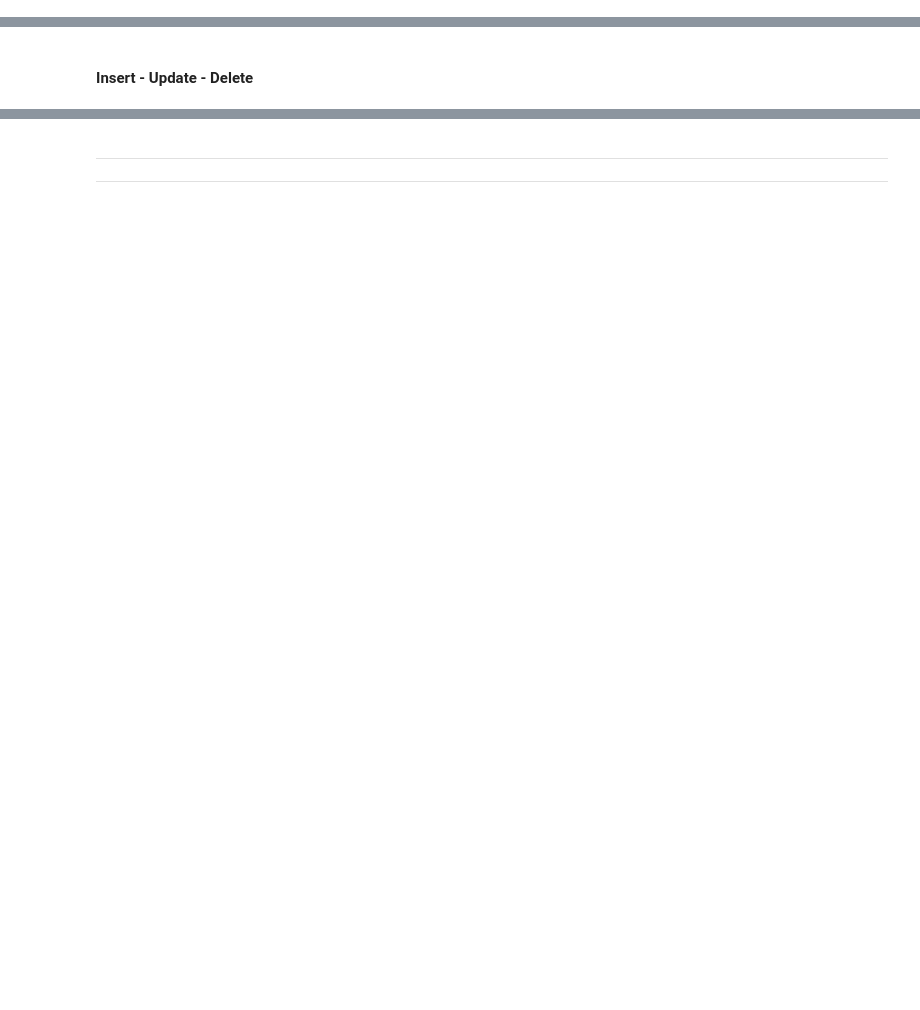
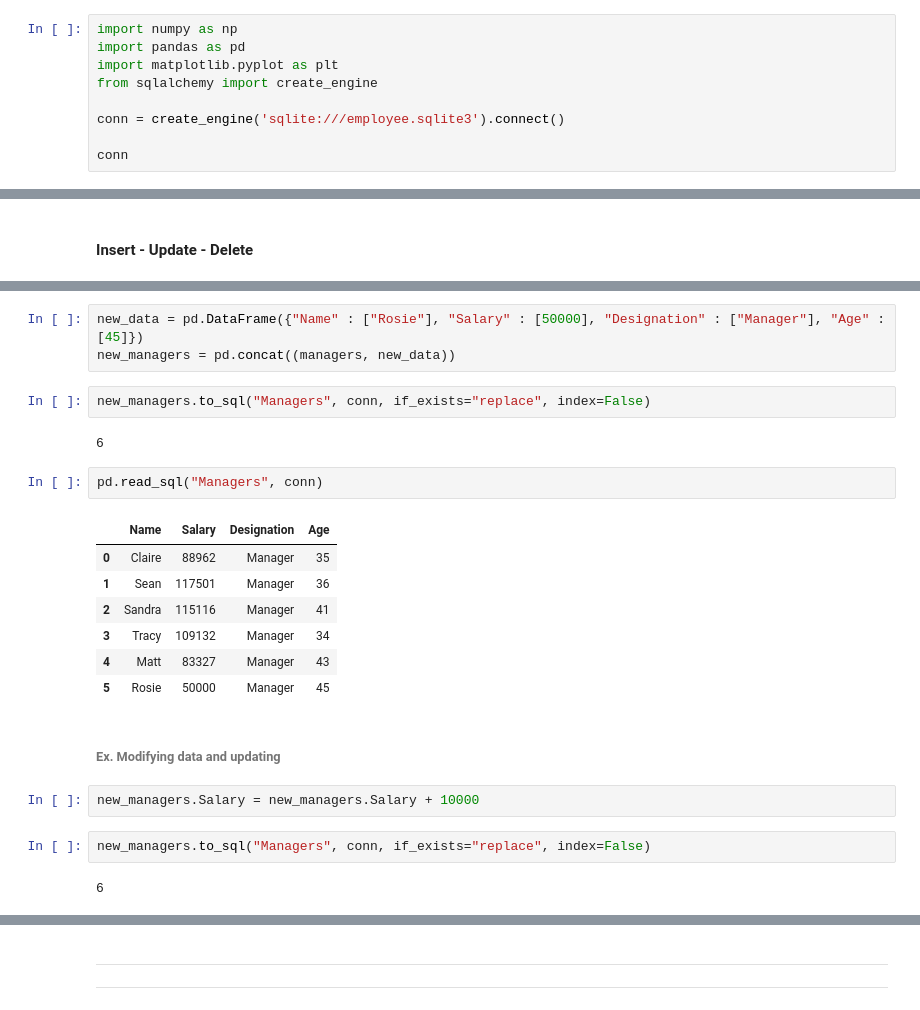
Before and after one commit to knowledge-corner/Oracle_Nov_24, a Jupyter notebook: Day - 4.ipynb, the cells around one changed output, grey strips where cells are left out. Saved outputs shown, nothing was run; the diff lists cells and outputs as text; blank space fills up the shorter version.

```diff
--- a/Day - 4.ipynb
+++ b/Day - 4.ipynb
@@ -482,3 +588,12 @@ customers
 - Oracle - "oracle+cx_oracle://s:t@dsn"
 # %% [markdown]
 #### Data Connection
+# %%
+import numpy as np
+import pandas as pd
+import matplotlib.pyplot as plt
+from sqlalchemy import create_engine
+
+conn = create_engine('sqlite:///employee.sqlite3').connect()
+
+conn
@@ -488,0 +632,25 @@ customers
+# %%
+new_data = pd.DataFrame({"Name" : ["Rosie"], "Salary" : [50000], "Designation" : ["Manager"], "Age" : [45]})
+new_managers = pd.concat((managers, new_data))
+# %%
+new_managers.to_sql("Managers", conn, if_exists="replace", index=False)
+# %% [output]
+6
+# %%
+pd.read_sql("Managers", conn)
+# %% [output]
+|  | Name | Salary | Designation | Age |
+| 0 | Claire | 88962 | Manager | 35 |
+| 1 | Sean | 117501 | Manager | 36 |
+| 2 | Sandra | 115116 | Manager | 41 |
+| 3 | Tracy | 109132 | Manager | 34 |
+| 4 | Matt | 83327 | Manager | 43 |
+| 5 | Rosie | 50000 | Manager | 45 |
+# %% [markdown]
+###### Ex. Modifying data and updating
+# %%
+new_managers.Salary = new_managers.Salary + 10000
+# %%
+new_managers.to_sql("Managers", conn, if_exists="replace", index=False)
+# %% [output]
+6
```
Also changed, not shown: parts of 26 cells of this notebook, 3 other files.
